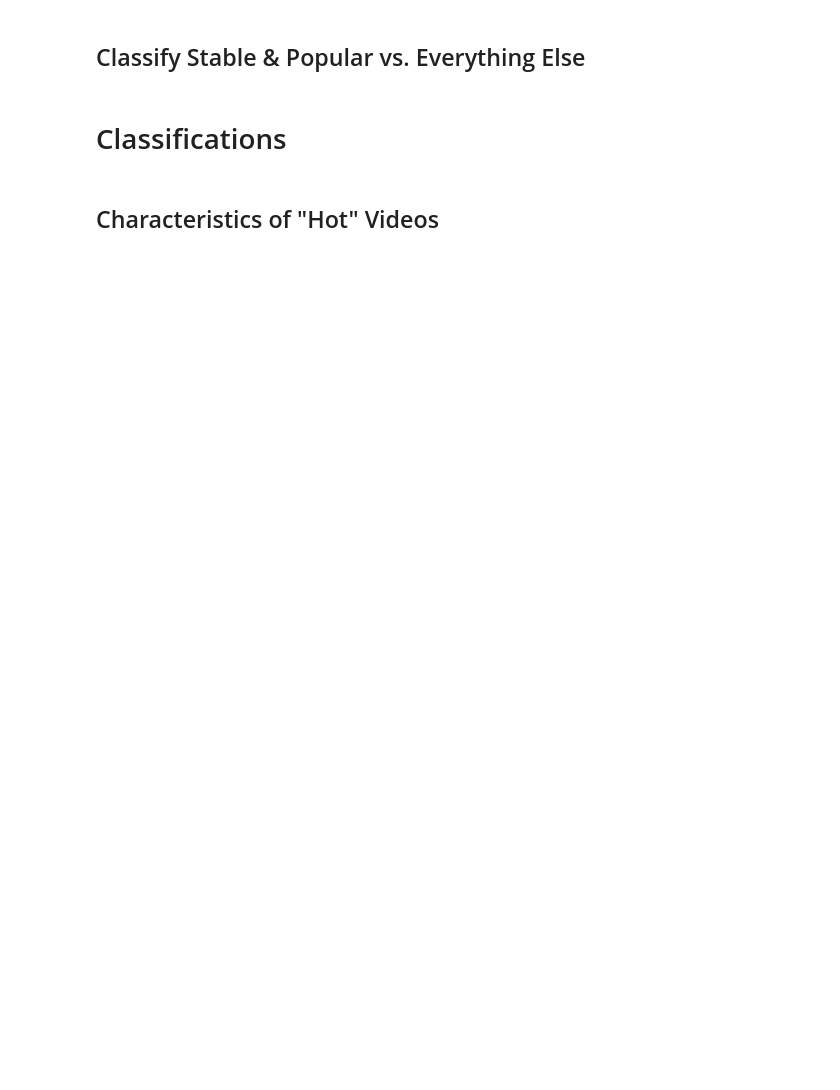
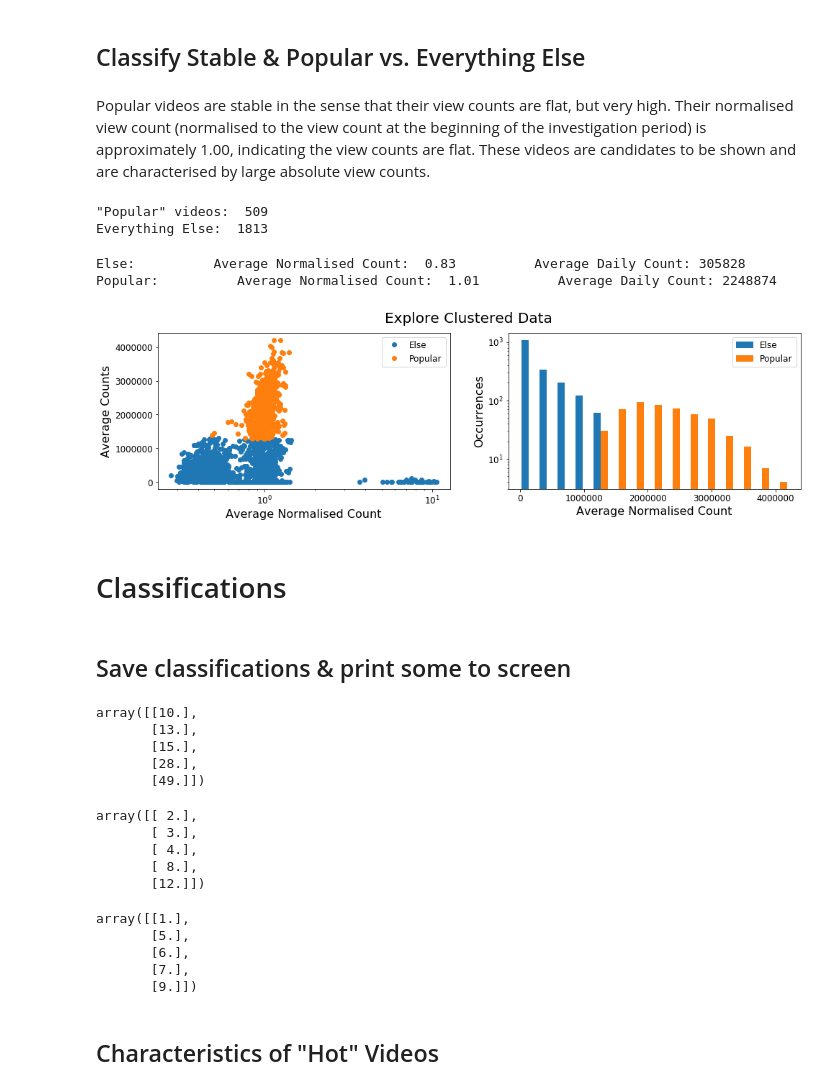
Before and after one commit to jordaninturrisi/Amazon_AWS_Research_Scientist_Challenge, a Jupyter notebook: Question2.ipynb, the cells around one changed output. Cells and saved outputs as stored; diff of their text form; code cells hidden in the pictures; blank space fills up the shorter version.

```diff
--- a/Question2.ipynb
+++ b/Question2.ipynb
@@ -110,11 +112,11 @@ dict1 = {i: np.where(kmeans1.labels_ == i)[0] for i in range(kmeans1.n_clusters)
 if np.mean(counts_norm[dict1[0]]) > np.mean(counts_norm[dict1[1]]):
     hot_idx = dict1[0]
     other_idx = dict1[1]
-    labels = ['Hot', 'Other']
+    labels1 = ['Hot', 'Other']
 else:
     hot_idx = dict1[1]
     other_idx = dict1[0]
-    labels = ['Other', 'Hot']
+    labels1 = ['Other', 'Hot']
 
 print('"Hot" videos: ', hot_idx.shape[0])
 print('Other videos: ', other_idx.shape[0])
@@ -131,6 +133,8 @@ Other:    Norm:  0.87    Count: 731759
 [figure]
 # %% [markdown]
 ## Classify Stable & Popular vs. Everything Else
+# %% [markdown]
+Popular videos are stable in the sense that their view counts are flat, but very high. Their normalised view count (normalised to the view count at the beginning of the investigation period) is approximately 1.00, indicating the view counts are flat. These videos are candidates to be shown and are characterised by large absolute view counts.
 # %%
 kmeans2 = KMeans(n_clusters=2, random_state=0).fit(counts[other_idx])
 dict2 = {i: np.where(kmeans2.labels_ == i)[0] for i in range(kmeans2.n_clusters)}
@@ -138,6 +142,14 @@ dict2 = {i: np.where(kmeans2.labels_ == i)[0] for i in range(kmeans2.n_clusters)
 if np.mean(counts[other_idx][dict2[0]]) > np.mean(counts[other_idx][dict2[1]]):
     popular_idx = dict2[0]
     else_idx = dict2[1]
+    labels2 = ['Popular', 'Else']
 else:
     popular_idx = dict2[1]
     else_idx = dict2[0]
+    labels2 = ['Else', 'Popular']
+
+print('"Popular" videos: ', popular_idx.shape[0])
+print('Everything Else: ', else_idx.shape[0])
+# %% [output]
+"Popular" videos:  509
+Everything Else:  1813
@@ -169,13 +156,43 @@ plt.show()
+# %%
+from utils.utils import*
+plot2(kmeans2, counts[other_idx], counts_norm[other_idx], dict2, labels2)
+# %% [output]
+Else:          Average Normalised Count:  0.83          Average Daily Count: 305828
+Popular:          Average Normalised Count:  1.01          Average Daily Count: 2248874
+[figure, added]
 # %% [markdown]
 # Classifications
+# %% [markdown]
+## Save classifications & print some to screen
 # %%
 ## Hot videos
+np.savetxt('results/Q2/Hot_Video_ID.csv', video_id[hot_idx])
 video_id[hot_idx][:5]
+# %% [output]
+array([[10.],
+       [13.],
+       [15.],
+       [28.],
+       [49.]])
 # %%
 ## Stable & Popular videos
+np.savetxt('results/Q2/Popular_Video_ID.csv', video_id[popular_idx])
 video_id[popular_idx][:5]
+# %% [output]
+array([[ 2.],
+       [ 3.],
+       [ 4.],
+       [ 8.],
+       [12.]])
 # %%
 ## Everything Else
+np.savetxt('results/Q2/Else_Video_ID.csv', video_id[else_idx])
 video_id[else_idx][:5]
+# %% [output]
+array([[1.],
+       [5.],
+       [6.],
+       [7.],
+       [9.]])
 # %% [markdown]
 ## Characteristics of "Hot" Videos
```
Also changed, not shown: parts of 15 cells of this notebook, 5 other files.
